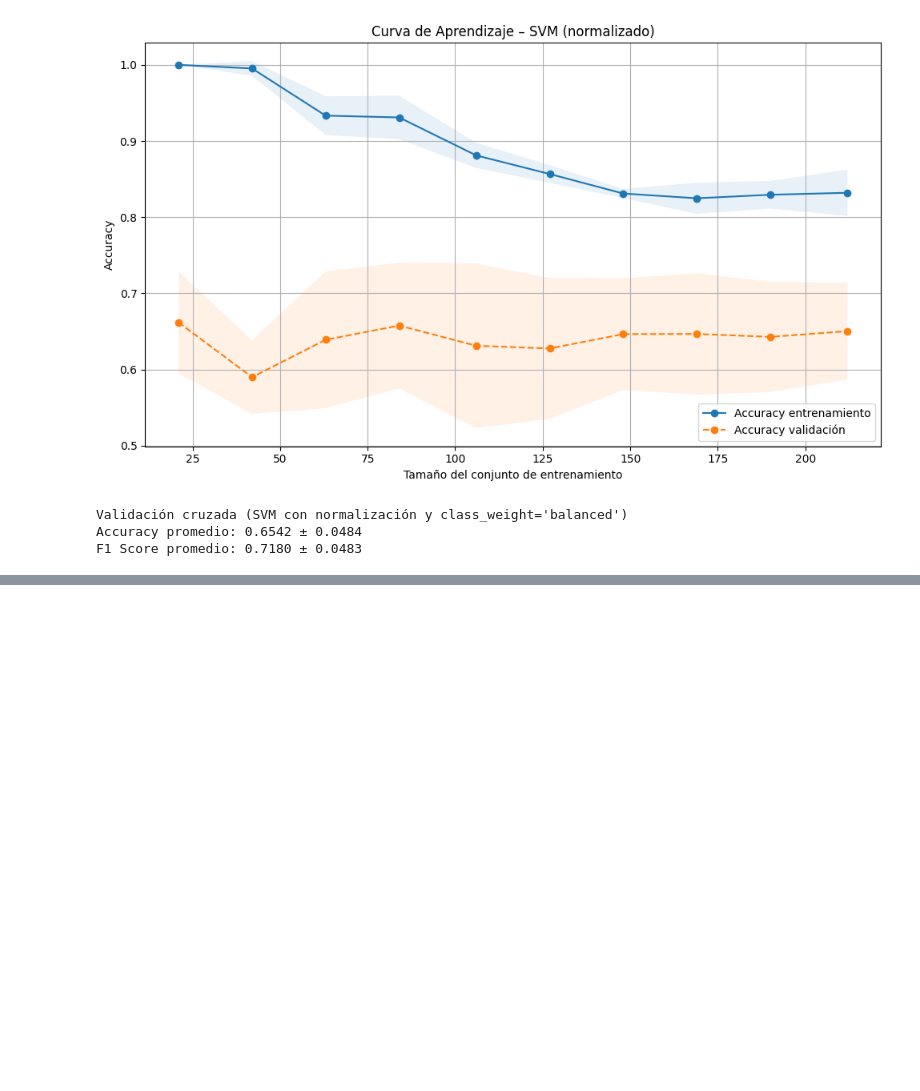
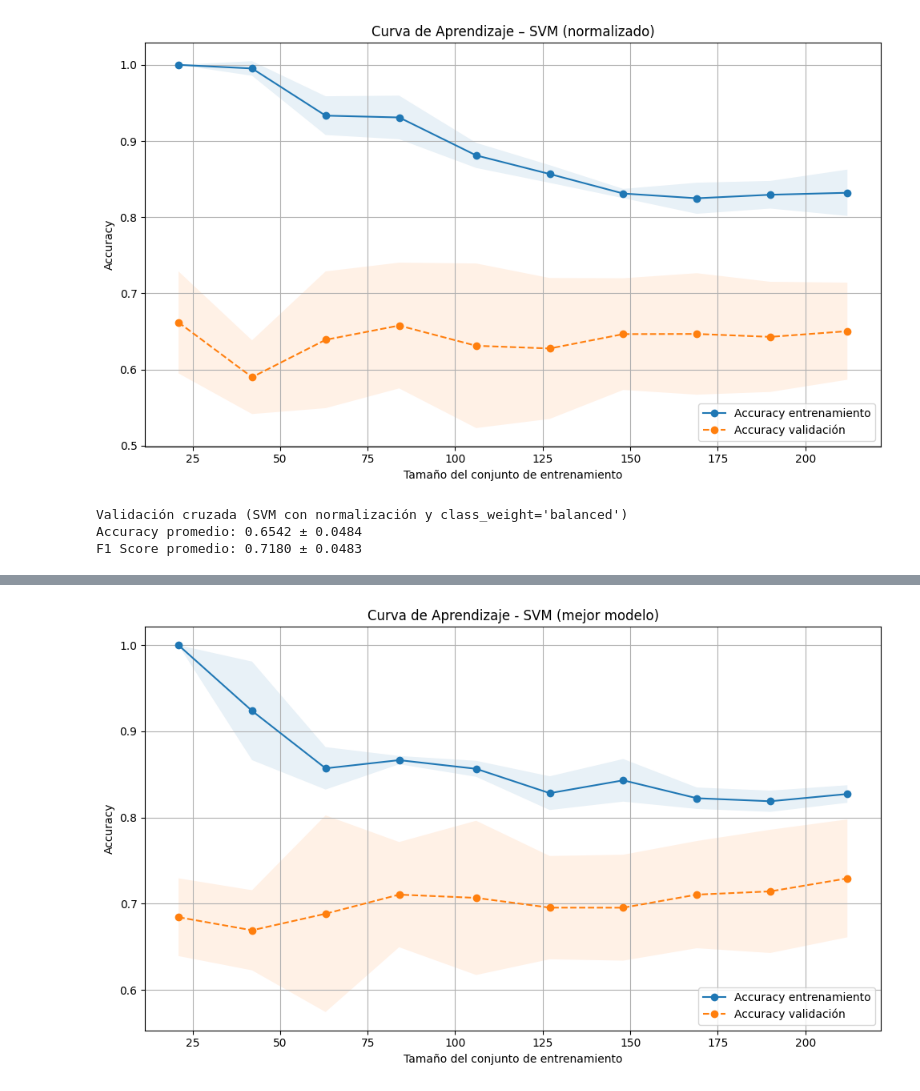
Before and after one commit to joseluis031/TFG_Tennis, a Jupyter notebook: copia2.ipynb, the cells around one changed output, grey strips where cells are left out. Cells and saved outputs as stored; diff of their text form; code cells hidden in the pictures; blank space fills up the shorter version.

```diff
--- a/copia2.ipynb
+++ b/copia2.ipynb
@@ -723,3 +837,101 @@ print(f"F1 Score promedio: {f1_scores.mean():.4f} ± {f1_scores.std():.4f}")
 Validación cruzada (SVM con normalización y class_weight='balanced')
 Accuracy promedio: 0.6542 ± 0.0484
 F1 Score promedio: 0.7180 ± 0.0483
+# %%
+# === 2. División en train/test ===
+X_train, X_test, y_train, y_test = train_test_split(
+    X, y, test_size=0.2, random_state=42, stratify=y
+)
+
+# === 3. Pipeline SVM + normalización ===
+svm_pipeline = make_pipeline(
+    StandardScaler(),
+    SVC(probability=True, random_state=42)
+)
+
+# === 4. GridSearchCV para optimizar C, kernel y gamma ===
+param_grid = {
+    'svc__C': [0.1, 1, 10],
+    'svc__kernel': ['linear', 'rbf'],
+    'svc__gamma': ['scale', 'auto']
+}
+
+cv = StratifiedKFold(n_splits=5, shuffle=True, random_state=42)
+
+grid_search = GridSearchCV(
+    svm_pipeline,
+    param_grid,
+    scoring='f1_weighted',
+    cv=cv,
+    n_jobs=-1,
+    verbose=1
+)
+
+# === 5. Entrenar modelo ===
+grid_search.fit(X_train, y_train)
+
+print("Mejor combinación de hiperparámetros:")
+print(grid_search.best_params_)
+
+best_model = grid_search.best_estimator_
+
+# === 6. Evaluación en test ===
+y_pred = best_model.predict(X_test)
+acc = accuracy_score(y_test, y_pred)
+f1 = f1_score(y_test, y_pred, average='weighted')
+
+print("\nResultados en test:")
+print(f"Accuracy: {acc:.4f}")
+print(f"F1 Score: {f1:.4f}")
+print("=== Clasificación ===")
+print(classification_report(y_test, y_pred, digits=4))
+print("=== Matriz de confusión ===")
+print(confusion_matrix(y_test, y_pred))
+
+# === 7. Validación cruzada ===
+cv_acc = cross_val_score(best_model, X, y, cv=cv, scoring='accuracy')
+cv_f1 = cross_val_score(best_model, X, y, cv=cv, scoring='f1_weighted')
+
+print("\nValidación cruzada (cv=5):")
+print(f"Accuracy promedio: {cv_acc.mean():.4f} ± {cv_acc.std():.4f}")
+print(f"F1 Score promedio: {cv_f1.mean():.4f} ± {cv_f1.std():.4f}")
+
+# === 8. Curva de aprendizaje ===
+train_sizes, train_scores, val_scores = learning_curve(
+    best_model, X, y, cv=5, scoring='accuracy', n_jobs=-1,
+    train_sizes=np.linspace(0.1, 1.0, 10)
+)
+
+train_mean = np.mean(train_scores, axis=1)
+val_mean = np.mean(val_scores, axis=1)
+train_std = np.std(train_scores, axis=1)
+val_std = np.std(val_scores, axis=1)
+
+plt.figure(figsize=(10, 6))
+plt.plot(train_sizes, train_mean, 'o-', label="Accuracy entrenamiento")
+plt.fill_between(train_sizes, train_mean - train_std, train_mean + train_std, alpha=0.1)
+plt.plot(train_sizes, val_mean, 'o--', label="Accuracy validación")
+plt.fill_between(train_sizes, val_mean - val_std, val_mean + val_std, alpha=0.1)
+plt.xlabel("Tamaño del conjunto de entrenamiento")
+plt.ylabel("Accuracy")
+plt.title("Curva de Aprendizaje - SVM (mejor modelo)")
+plt.legend(loc="lower right")
+plt.grid(True)
+plt.tight_layout()
+plt.show()
+
+# === 9. Curva Precisión-Recall ===
+y_proba = best_model.predict_proba(X_test)[:, 1]
+precision, recall, _ = precision_recall_curve(y_test, y_proba)
+ap = average_precision_score(y_test, y_proba)
+
+plt.figure(figsize=(8, 5))
+plt.plot(recall, precision, label=f'Average Precision = {ap:.4f}')
+plt.xlabel("Recall")
+plt.ylabel("Precision")
+plt.title("Curva Precisión-Recall – SVM")
+plt.legend()
+plt.grid(True)
+plt.tight_layout()
+plt.show()
+# %% [output]
@@ -725,0 +955 @@ F1 Score promedio: 0.7180 ± 0.0483
+[figure, added]
```
Also changed, not shown: parts of 4 cells of this notebook, 2 other files.
